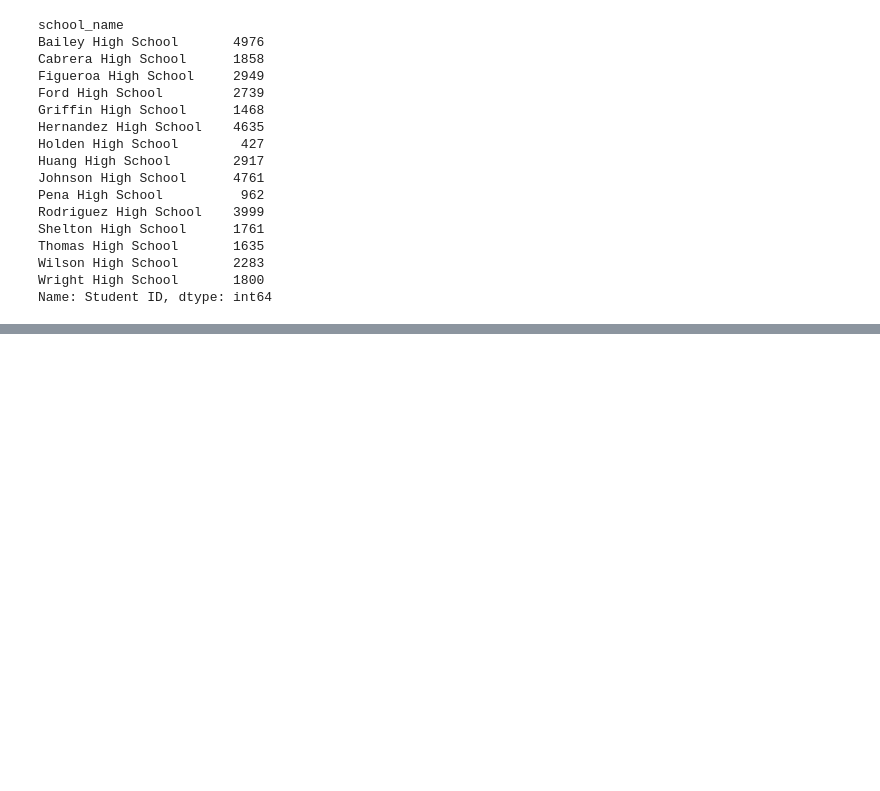
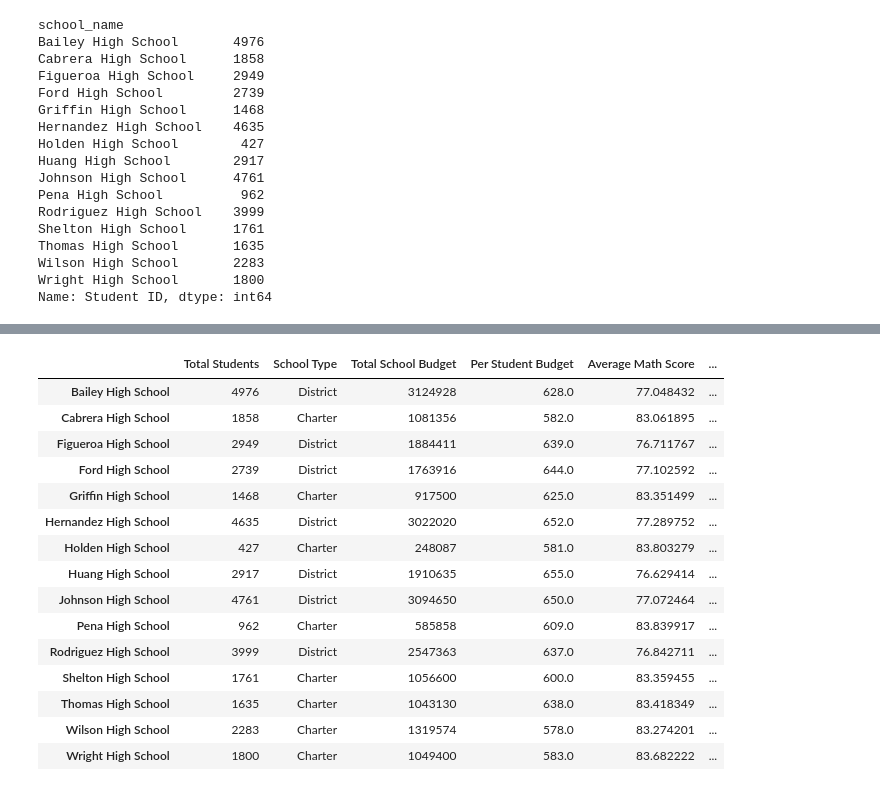
Before and after one commit to mparham2004/python-challenge, a Jupyter notebook: PyCitySchoolsMP.ipynb, the cells around one changed output, grey strips where cells are left out. Saved outputs shown, nothing was run; the diff lists cells and outputs as text; code cells hidden in the pictures; blank space fills up the shorter version.

```diff
--- a/PyCitySchoolsMP.ipynb
+++ b/PyCitySchoolsMP.ipynb
@@ -219,0 +240,3 @@ Name: type, Length: 39170, dtype: object
+# %%
+school_budget = school_file.set_index(["school_name"])["budget"]
+school_budget
@@ -220,7 +303,7 @@ Name: type, Length: 39170, dtype: object
 # %%
 # Using GroupBy in order to separate the data into fields according to "school" values
 
-school_group = school_file.groupby('school_name')
+school_group = merged_file.groupby('school_name')
 # The object returned is a "GroupBy" object and cannot be viewed normally...
 print(school_group)
 
@@ -268,3 +351,6 @@ Thomas High School       1635
 Wilson High School       2283
 Wright High School       1800
 Name: Student ID, dtype: int64
+# %%
+school_math = school_group["math_score"].sum()
+school_math.head(15)
@@ -270,0 +375,3 @@ Name: Student ID, dtype: int64
+# %%
+school_read = school_group["reading_score"].sum()
+school_read.head(15)
@@ -272,11 +397,10 @@ Name: Student ID, dtype: int64
 # Creating a new DataFrame using both school name and student count
 school_summary = pd.DataFrame({"Total Students": student_by_school,
                               "School Type": school_type,
-                              "Total School Budget": budget,
-                               "Per Student Budget": budget/student_by_school,
-                               "Average Math Score":,
-                               "Average Reading Score":,
-                               "PC Passing Math":
-                               "PC Passing Math":   })
+                              "Total School Budget": school_budget,
+                              "Per Student Budget": school_budget/student_by_school,
+                              "Average Math Score": school_math/student_by_school,
+                              "Average Reading Score":school_read/student_by_school})
+
 school_summary.head(15)
 # %% [output]
@@ -283,0 +407,16 @@ SyntaxError: invalid syntax (<ipython-input-150-b5cc4a14641e>, line 6)
+|  | Total Students | School Type | Total School Budget | Per Student Budget | Average Math Score | ... |
+| Bailey High School | 4976 | District | 3124928 | 628.0 | 77.048432 | ... |
+| Cabrera High School | 1858 | Charter | 1081356 | 582.0 | 83.061895 | ... |
+| Figueroa High School | 2949 | District | 1884411 | 639.0 | 76.711767 | ... |
+| Ford High School | 2739 | District | 1763916 | 644.0 | 77.102592 | ... |
+| Griffin High School | 1468 | Charter | 917500 | 625.0 | 83.351499 | ... |
+| Hernandez High School | 4635 | District | 3022020 | 652.0 | 77.289752 | ... |
+| Holden High School | 427 | Charter | 248087 | 581.0 | 83.803279 | ... |
+| Huang High School | 2917 | District | 1910635 | 655.0 | 76.629414 | ... |
+| Johnson High School | 4761 | District | 3094650 | 650.0 | 77.072464 | ... |
+| Pena High School | 962 | Charter | 585858 | 609.0 | 83.839917 | ... |
+| Rodriguez High School | 3999 | District | 2547363 | 637.0 | 76.842711 | ... |
+| Shelton High School | 1761 | Charter | 1056600 | 600.0 | 83.359455 | ... |
+| Thomas High School | 1635 | Charter | 1043130 | 638.0 | 83.418349 | ... |
+| Wilson High School | 2283 | Charter | 1319574 | 578.0 | 83.274201 | ... |
+| Wright High School | 1800 | Charter | 1049400 | 583.0 | 83.682222 | ... |
```
Also changed, not shown: parts of 19 cells of this notebook.
